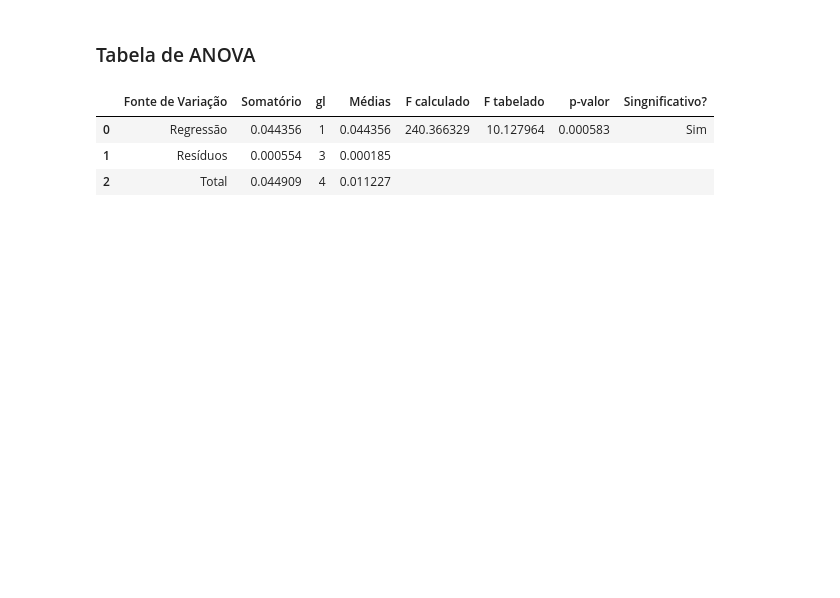
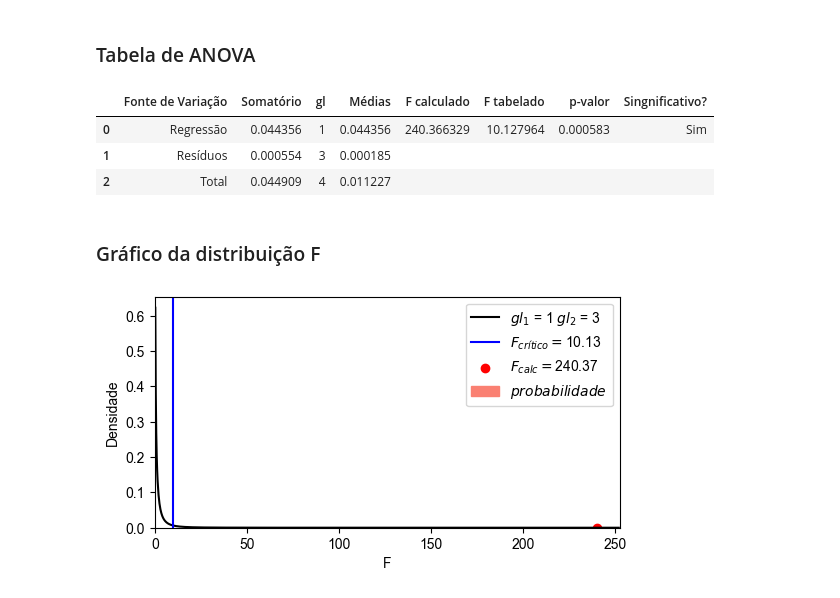
Before and after one commit to andersonmdcanteli/val-metodos-analiticos, a Jupyter notebook: equacao-reta/dataset1/dataset-1.ipynb, the cells around one changed output. Saved outputs shown, nothing was run; the diff lists cells and outputs as text; code cells hidden in the pictures; blank space fills up the shorter version.

Commit message:
update dataset_1
O código para fazer a regressão com o dataset 1 foi reestruturado e esta pronto.

```diff
--- a/equacao-reta/dataset1/dataset-1.ipynb
+++ b/equacao-reta/dataset1/dataset-1.ipynb
@@ -193,3 +407,48 @@ df_anova
 | 0 | Regressão | 0.044356 | 1 | 0.044356 | 240.366329 | 10.127964 | 0.000583 | Sim |
 | 1 | Resíduos | 0.000554 | 3 | 0.000185 |  |  |  |  |
 | 2 | Total | 0.044909 | 4 | 0.011227 |  |  |  |  |
+# %% [markdown]
+### Gráfico da distribuição F
+# %%
+# Verificando qual é o maior valor para adaptar o intervalo do eixo x
+if Fcalc > Ftab:
+    x_max = Fcalc*1.05
+else:
+    x_max = Ftab*1.05 + 5
+
+# obtendo valores de x para o gráfico
+x = np.linspace(0, int(x_max), 1000)
+
+# criando uma instância para a distribuição F com grau de liberdade do teste
+f1 = stats.f(gl_reg, gl_erro, 0)
+
+# plotando o gráfico
+# criando o canvas
+plt.figure(figsize=(6, 3))
+# adicionando a linha com valores teórios
+legend = '$gl_{1}$ = ' + str(gl_reg) + ' $gl_{2}$ = ' + str(gl_erro)
+plt.plot(x, f1.pdf(x), label = legend, color = 'black')
+
+# adicionando a linha com o valor crítico
+legend = '$F_{crítico} = $' + str(round(Ftab, 2))
+plt.axvline(Ftab, 0, 1, label=legend, color='blue')
+
+# adicionando o ponto com o valor da estatística do teste
+legend = '$F_{calc} = $' + str(round(Fcalc, 2))
+plt.scatter(Fcalc, 0, color='red', label=legend)
+
+# preenchendo a área do p-valor
+x = np.linspace(Fcalc, int(x_max), 1000)
+plt.fill_between(x, f1.pdf(x), label = '$probabilidade$', color = 'salmon')
+
+# ajustando o gráfico
+plt.xlim(-.1, x_max + 0.1)
+plt.ylim(bottom=0.0)
+plt.xticks()
+plt.yticks()
+plt.xlabel('F')
+plt.ylabel('Densidade')
+plt.legend()
+plt.show()
+# %% [output]
+[figure, added]
```
Also changed, not shown: parts of 105 cells of this notebook, 1 other file.
